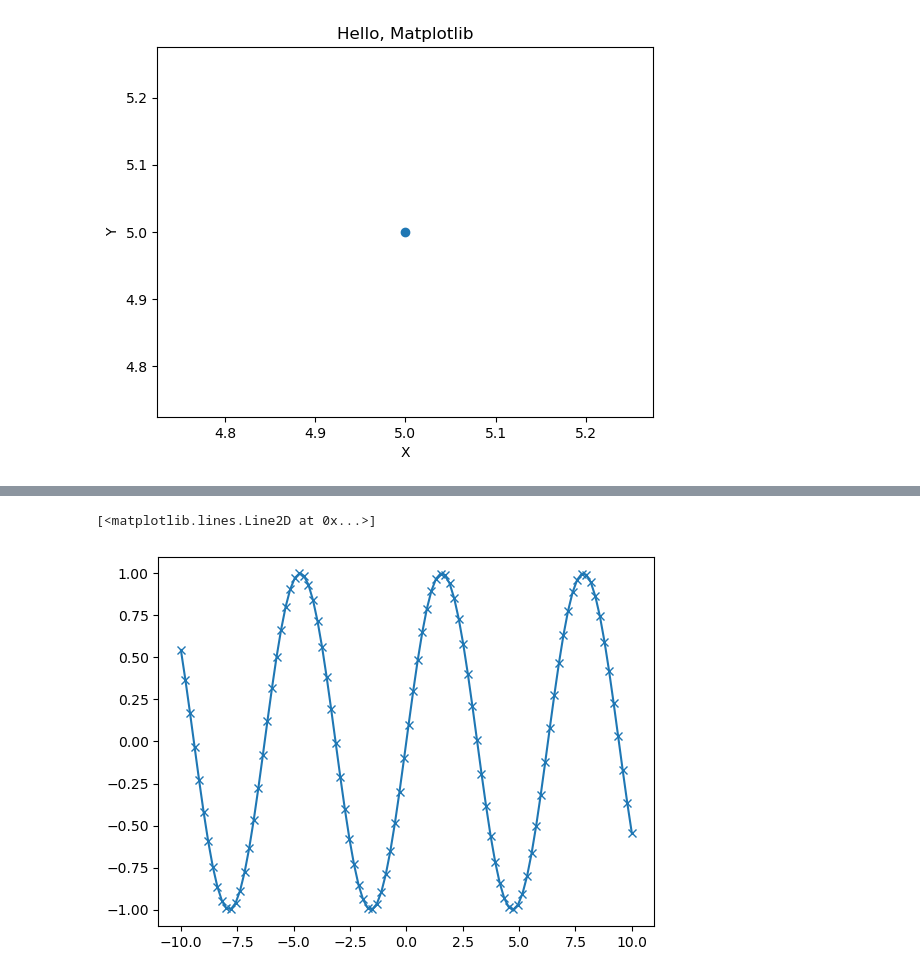
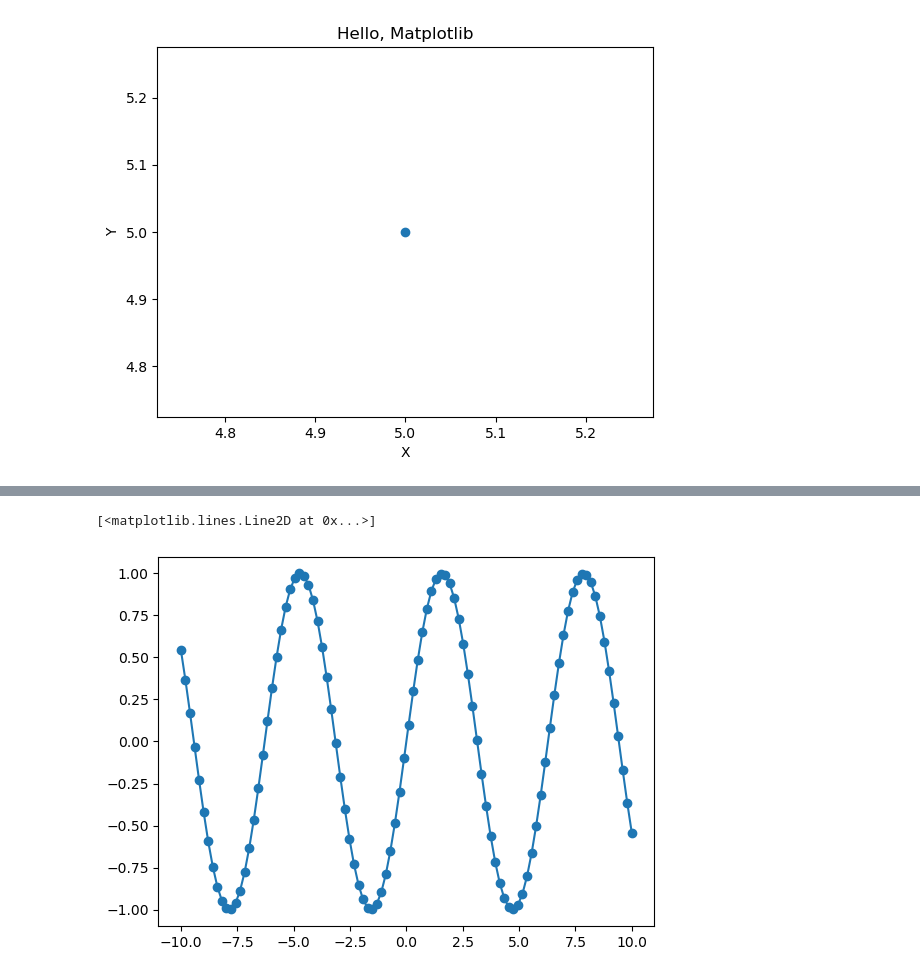
Before and after one commit to ahmadelmalah/machine-learning-playground, a Jupyter notebook: Matplotlip.ipynb, the cells around one changed output, grey strips where cells are left out. Cells and saved outputs as stored; diff of their text form; code cells hidden in the pictures.

```diff
--- a/Matplotlip.ipynb
+++ b/Matplotlip.ipynb
@@ -10,13 +78,13 @@ Text(0.5, 1.0, 'Hello, Matplotlib')
 # %%
 %matplotlib inline
 import matplotlib.pyplot as plt
 import numpy as np
 # Generate a sequence of numbers from -10 to 10 with 100 steps in between
 x = np.linspace(-10, 10, 100)
 # Create a second array using sine
 y = np.sin(x)
 # The plot function makes a line chart of one array against another
-plt.plot(x, y, marker="x")
+plt.plot(x, y, marker="o")
 # %% [output]
 [<matplotlib.lines.Line2D at 0x...>]
-[figure, old version]
+[figure, new version]
```
Also changed, not shown: parts of 11 cells of this notebook.
